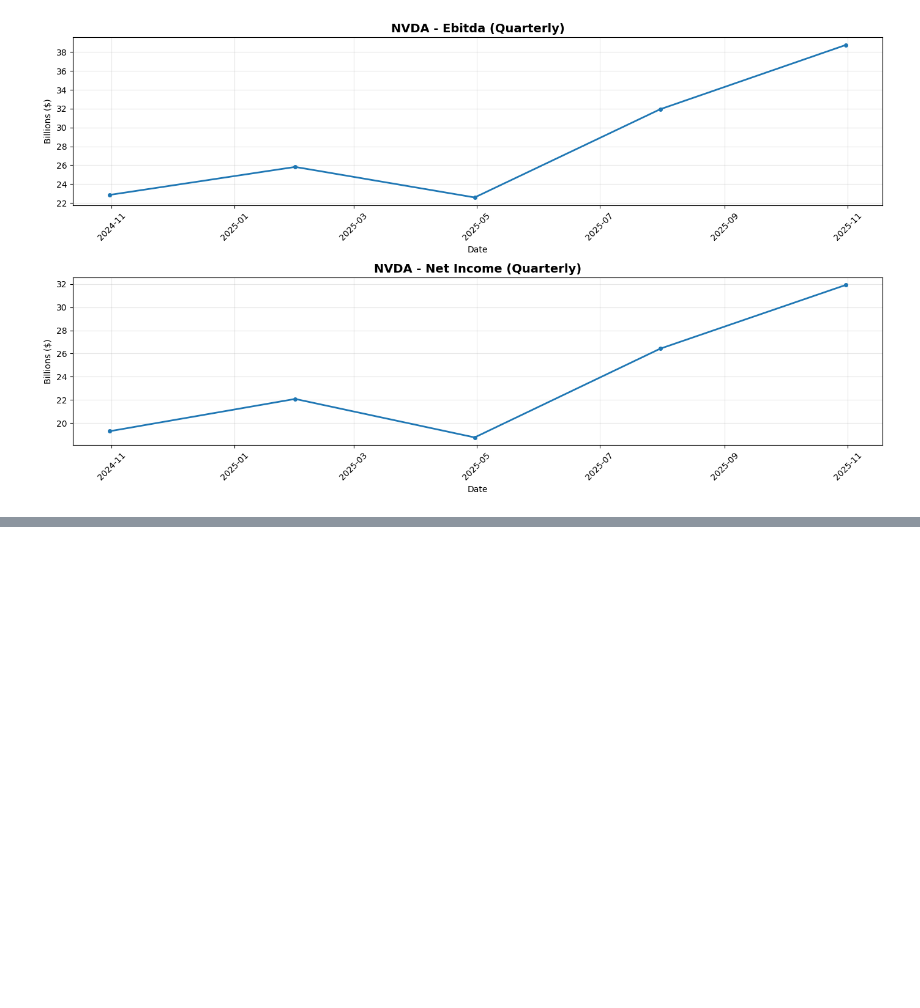
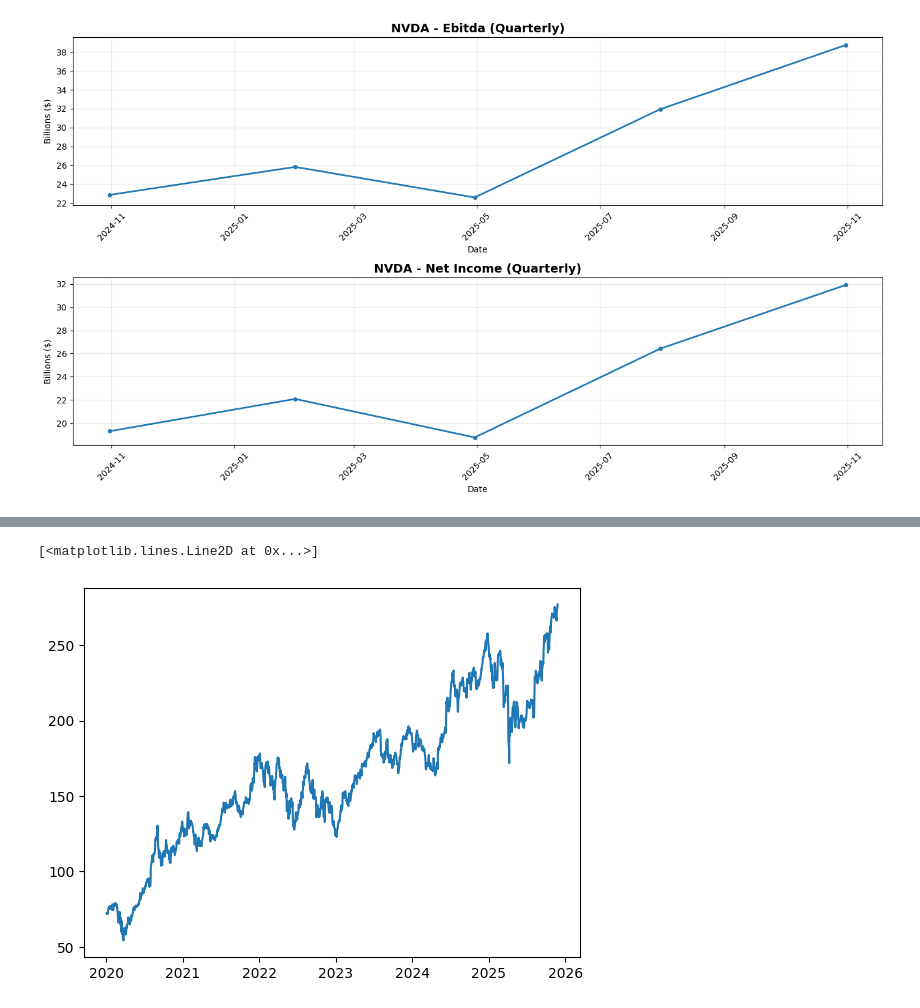
Before and after one commit to fan-tuz/financial_valuation, a Jupyter notebook: company_analysis.ipynb, the cells around one changed output, grey strips where cells are left out. Drawn from its saved outputs; the diff is of its cells as text; code cells hidden in the pictures; blank space fills up the shorter version.

```diff
--- a/company_analysis.ipynb
+++ b/company_analysis.ipynb
@@ -63,0 +145,2 @@ plot_metrics('NVDA', metrics=['ebitda', 'net_income'])
+# %%
+data = yf.download('AAPL', start='2020-1-1')
@@ -63,0 +167,5 @@ plot_metrics('NVDA', metrics=['ebitda', 'net_income'])
+# %%
+plt.plot(data['Close'])
+# %% [output]
+[<matplotlib.lines.Line2D at 0x...>]
+[figure, added]
```
Also changed, not shown: parts of 17 cells of this notebook, 3 other files.
